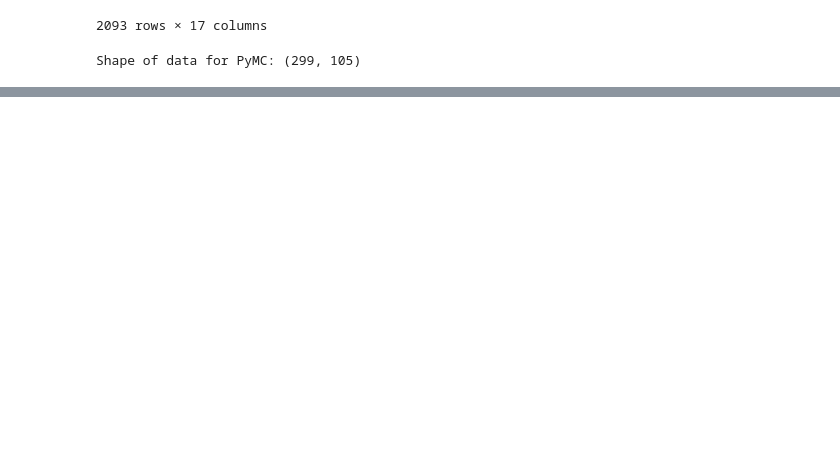
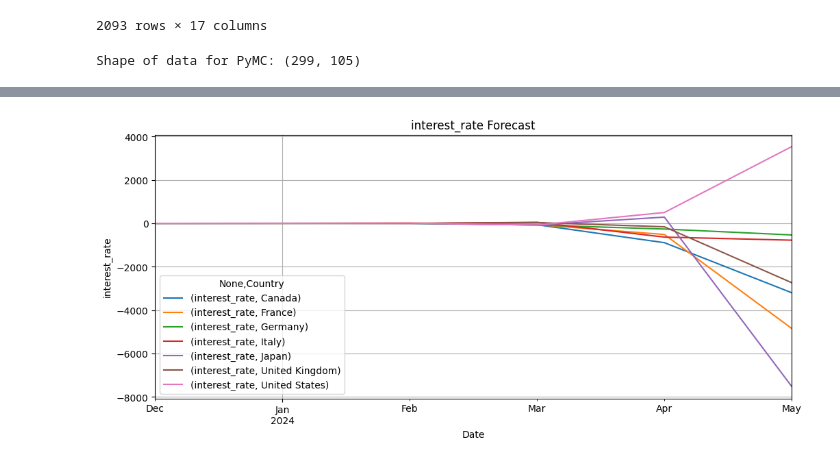
Before and after one commit to Luwate/macroeconomics-project, a Jupyter notebook: model.ipynb, the cells around one changed output, grey strips where cells are left out. Saved outputs shown, nothing was run; the diff lists cells and outputs as text; code cells hidden in the pictures; blank space fills up the shorter version.

```diff
--- a/model.ipynb
+++ b/model.ipynb
@@ -133,0 +187,35 @@ KeyError: 'Y_pred'
+# %%
+# Example: interest rate in US increases over 6 months
+shock_schedule = {
+    0: {
+        ("interest_rate", "United States"): get_zscore_delta(
+            "interest_rate", "United States", 0.25, df_wide, scaler, df.columns
+        )
+    },
+    1: {
+        ("interest_rate", "United States"): get_zscore_delta(
+            "interest_rate", "United States", 0.25, df_wide, scaler, df.columns
+        )
+    },
+    3: {
+        ("interest_rate", "United States"): get_zscore_delta(
+            "interest_rate", "United States", 0.5, df_wide, scaler, df.columns
+        )
+    }
+}
+
+
+
+n_forecast = 6
+beta_mean = trace.posterior["beta"].mean(dim=["chain", "draw"]).values
+forecast_array = run_forecast_with_shocks(
+    Y, beta_mean, n_forecast, p, df_wide.columns, shock_schedule
+)
+# %%
+# Format forecast
+last_date = df.index.get_level_values("Date")[-1]
+forecast_dates = pd.date_range(start=last_date + pd.DateOffset(months=1), periods=n_forecast, freq="M")
+forecast_df = pd.DataFrame(forecast_array, index=forecast_dates, columns=df_wide.columns)
+
+print("📈 Forecast:")
+display(forecast_df)
@@ -133,0 +233,12 @@ KeyError: 'Y_pred'
+# %%
+# Plot forecast for a specific variable
+var_to_plot = "interest_rate"
+cols = [col for col in forecast_df.columns if col[0] == var_to_plot]
+
+forecast_df[cols].plot(figsize=(12, 5), title=f"{var_to_plot} Forecast")
+plt.xlabel("Date")
+plt.ylabel(var_to_plot)
+plt.grid(True)
+plt.show()
+# %% [output]
+[figure, added]
```
Also changed, not shown: parts of 23 cells of this notebook.
